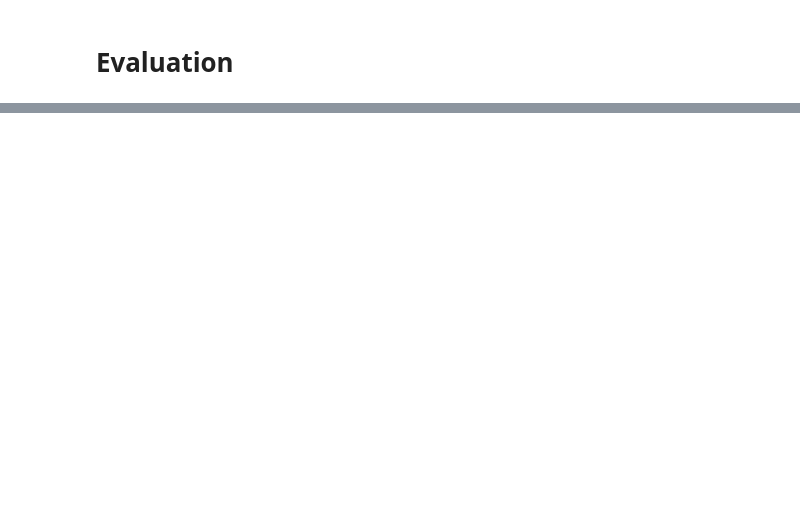
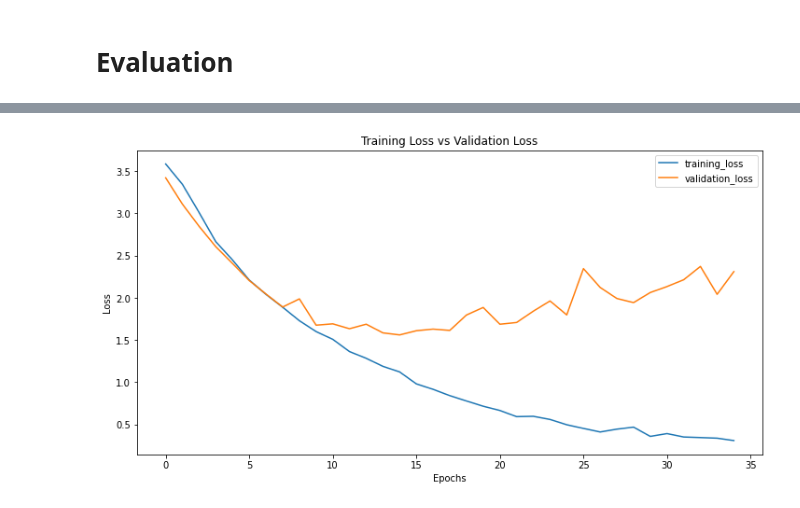
Before and after one commit to Jenishhd/DL_Project, a Jupyter notebook: DL_Animals_Model_Chloe.ipynb, the cells around one changed output, grey strips where cells are left out. Saved outputs shown, nothing was run; the diff lists cells and outputs as text; code cells hidden in the pictures; blank space fills up the shorter version.

```diff
--- a/DL_Animals_Model_Chloe.ipynb
+++ b/DL_Animals_Model_Chloe.ipynb
@@ -522,0 +529,11 @@ plt.legend(loc='lower right')
+# %%
+plt.figure(figsize=(12, 6))
+plt.plot(history.history["loss"])
+plt.plot(history.history["val_loss"])
+plt.xlabel("Epochs")
+plt.ylabel("Loss")
+plt.title('Training Loss vs Validation Loss')
+plt.legend(['training_loss', 'validation_loss'])
+plt.show()
+# %% [output]
+[figure, added]
```
Also changed, not shown: parts of 28 cells of this notebook.
